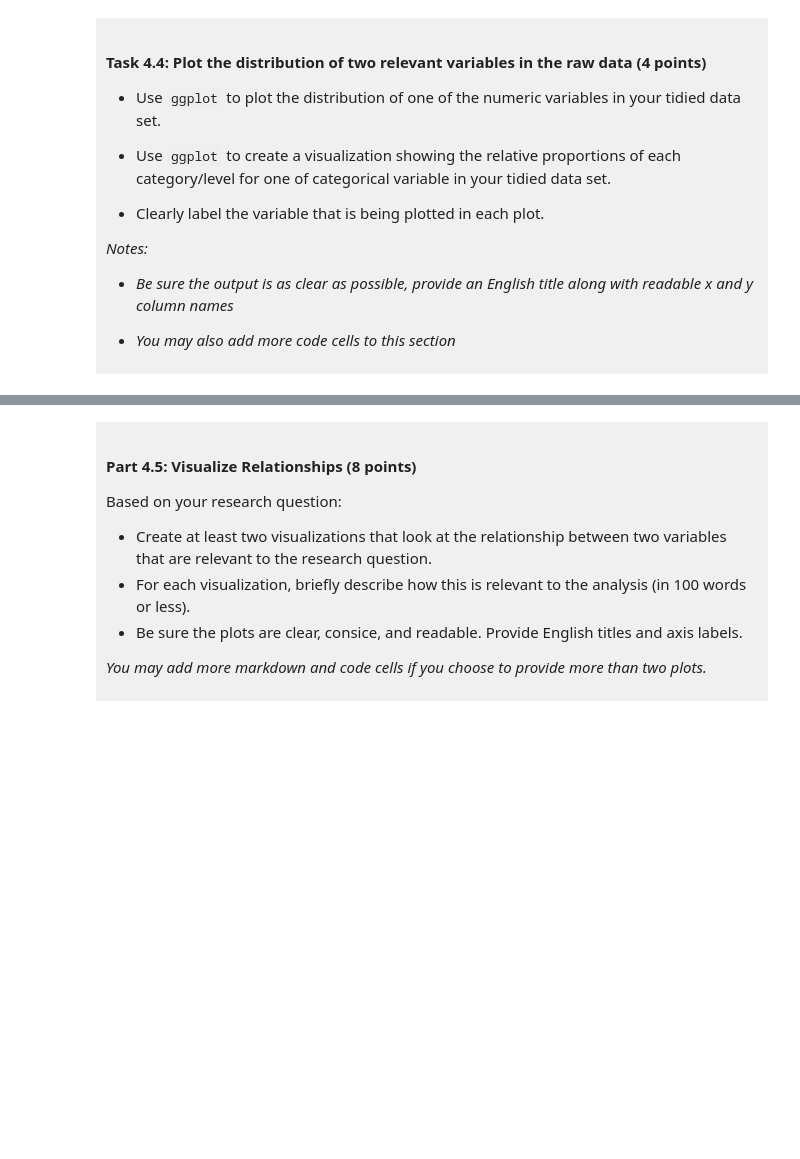
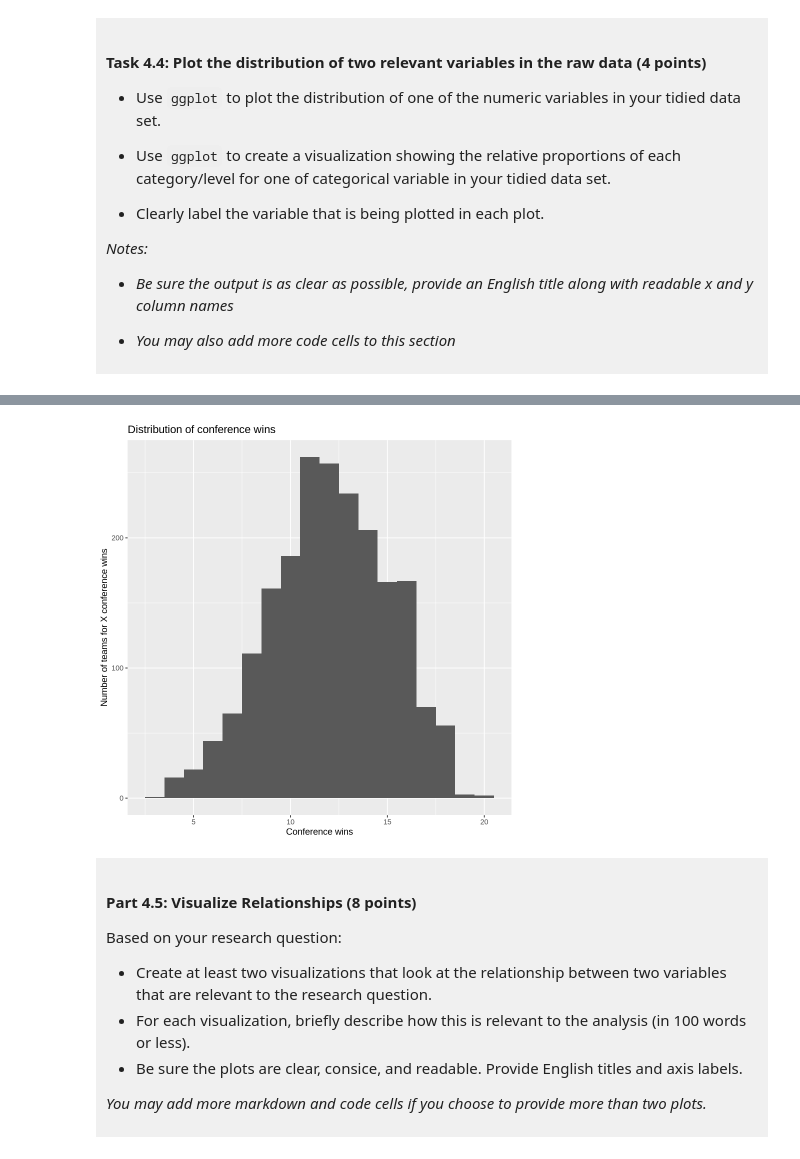
Before and after one commit to maxwellchen16-dotcom/dsci-100-project-maxwell-chen, a Jupyter notebook: dsci-100-project-notebook.ipynb, the cells around one changed output, grey strips where cells are left out. Drawn from its saved outputs; the diff is of its cells as text; code cells hidden in the pictures; blank space fills up the shorter version.

```diff
--- a/dsci-100-project-notebook.ipynb
+++ b/dsci-100-project-notebook.ipynb
@@ -359,5 +374,14 @@ A tibble: 1 × 6
 # %%
-### EDIT THIS CODE CELL FOR PLOT 2 ###
+plot1 <- ggplot(categorical, aes(x = conf_wins)) +
+    geom_histogram(binwidth = 1) +
+    labs(
+        title = "Distribution of conference wins",
+        x = "Conference wins",
+        y = "Number of teams for X conference wins")
+
+plot1
+# %% [output]
+[figure, added]
 # %% [markdown]
 <div style="background-color: #f0f0f0; padding: 10px;">
 
```
Also changed, not shown: parts of 5 cells of this notebook.
